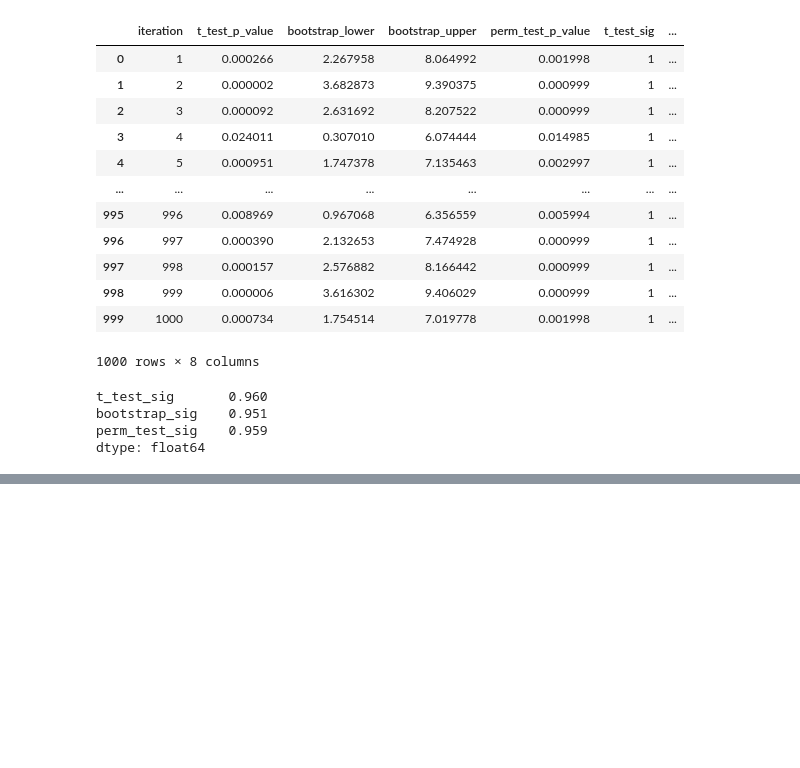
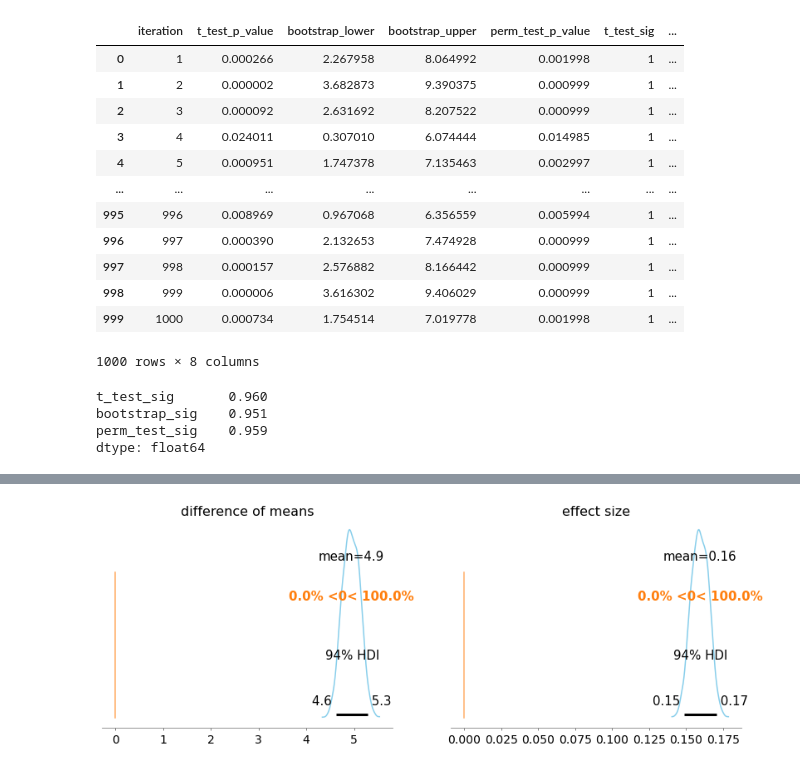
Before and after one commit to novayazarya/utils, a Jupyter notebook: t-test_bootstrap_permutation-test.ipynb, the cells around one changed output, grey strips where cells are left out. Drawn from its saved outputs; the diff is of its cells as text; code cells hidden in the pictures; blank space fills up the shorter version.

```diff
--- a/t-test_bootstrap_permutation-test.ipynb
+++ b/t-test_bootstrap_permutation-test.ipynb
@@ -137,0 +233,8 @@ generated_data.to_csv('~/Downloads/tests_python_data.csv', index=False)
+# %%
+with cpr_model:
+    plot_posterior(cpr_sample,
+                   var_names=['difference of means', 'effect size'],
+                   ref_val=0,
+                   color='#87ceeb');
+# %% [output]
+[figure, added]
```
Also changed, not shown: parts of 10 cells of this notebook.
